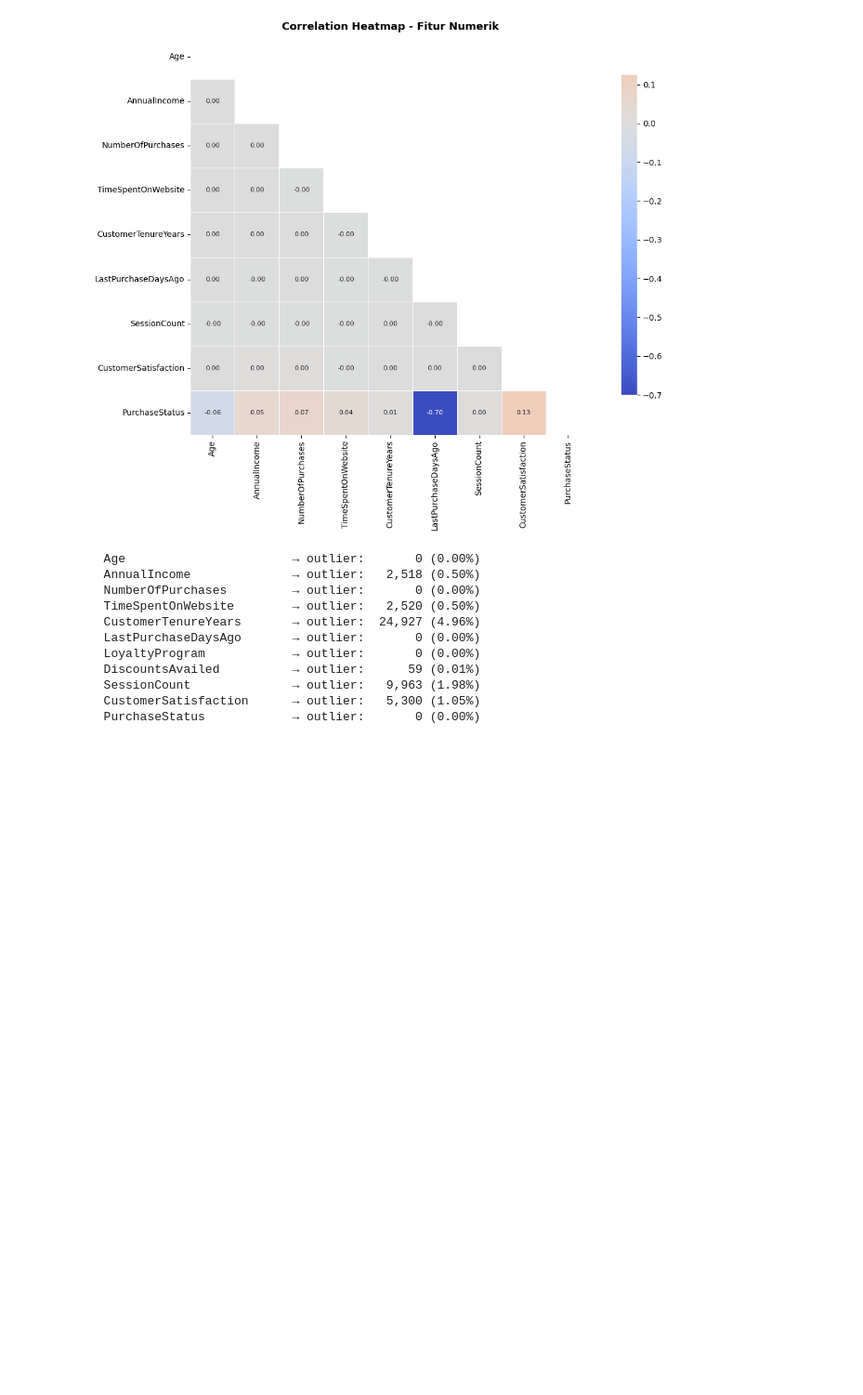
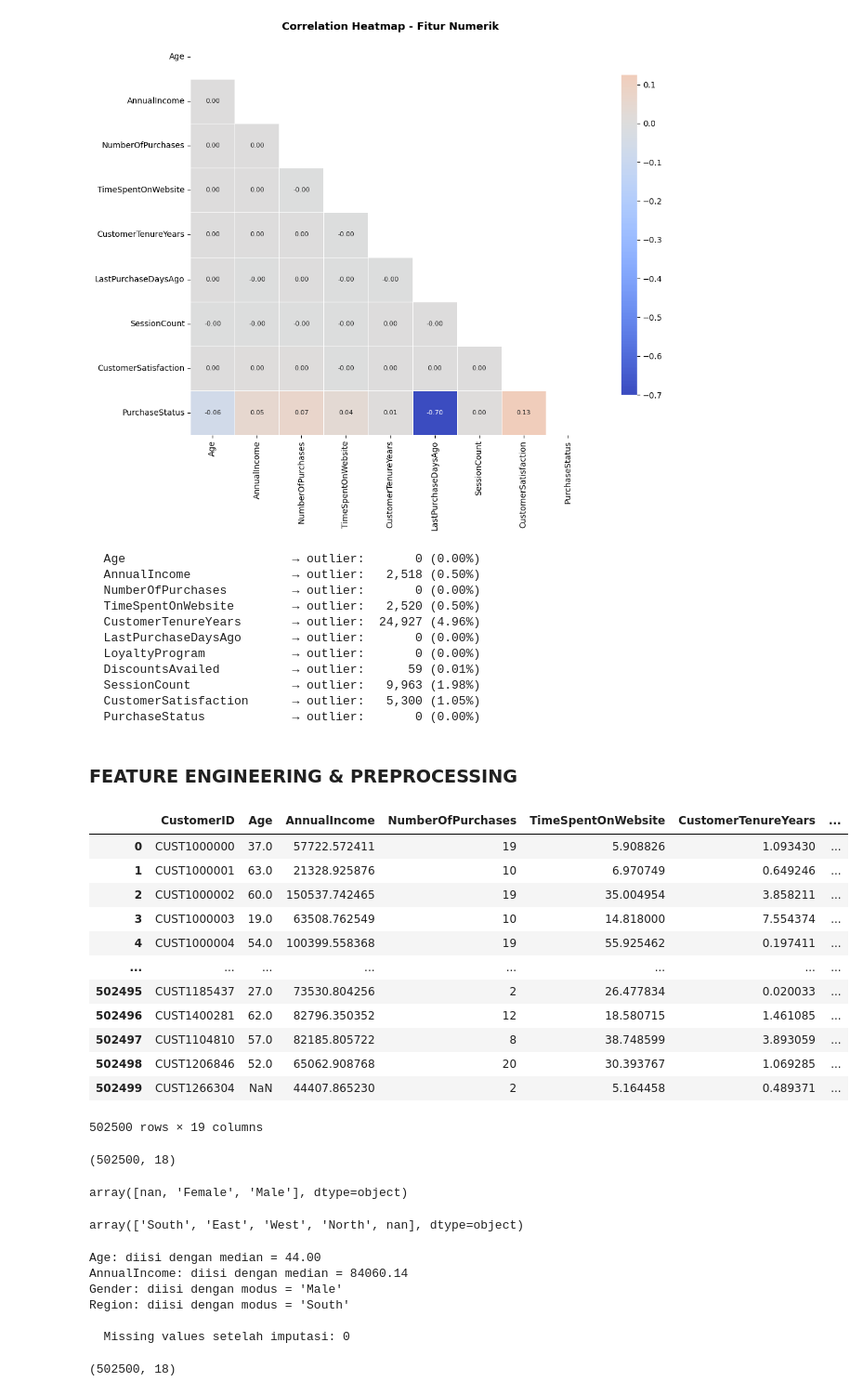
Before and after one commit to rfaoktvian/DataMining_College, a Jupyter notebook: Assignment1/main.ipynb, the cells around one changed output. Shown at 93% size. Drawn from its saved outputs; the diff is of its cells as text; code cells hidden in the pictures; blank space fills up the shorter version.

Commit message:
feat: feature encoding

```diff
--- a/Assignment1/main.ipynb
+++ b/Assignment1/main.ipynb
@@ -282,3 +289,22 @@ for col in numerical_cols:
   SessionCount              → outlier:   9,963 (1.98%)
   CustomerSatisfaction      → outlier:   5,300 (1.05%)
   PurchaseStatus            → outlier:       0 (0.00%)
+# %% [markdown]
+### FEATURE ENGINEERING & PREPROCESSING
+# %%
+df_clean = df.copy()
+df_clean
+# %% [output]
+|  | CustomerID | Age | AnnualIncome | NumberOfPurchases | TimeSpentOnWebsite | CustomerTenureYears | ... |
+| 0 | CUST1000000 | 37.0 | 57722.572411 | 19 | 5.908826 | 1.093430 | ... |
+| 1 | CUST1000001 | 63.0 | 21328.925876 | 10 | 6.970749 | 0.649246 | ... |
+| 2 | CUST1000002 | 60.0 | 150537.742465 | 19 | 35.004954 | 3.858211 | ... |
+| 3 | CUST1000003 | 19.0 | 63508.762549 | 10 | 14.818000 | 7.554374 | ... |
+| 4 | CUST1000004 | 54.0 | 100399.558368 | 19 | 55.925462 | 0.197411 | ... |
+| ... | ... | ... | ... | ... | ... | ... | ... |
+| 502495 | CUST1185437 | 27.0 | 73530.804256 | 2 | 26.477834 | 0.020033 | ... |
+| 502496 | CUST1400281 | 62.0 | 82796.350352 | 12 | 18.580715 | 1.461085 | ... |
+| 502497 | CUST1104810 | 57.0 | 82185.805722 | 8 | 38.748599 | 3.893059 | ... |
+| 502498 | CUST1206846 | 52.0 | 65062.908768 | 20 | 30.393767 | 1.069285 | ... |
+| 502499 | CUST1266304 | NaN | 44407.865230 | 2 | 5.164458 | 0.489371 | ... |
+502500 rows × 19 columns
@@ -284,0 +313,57 @@ for col in numerical_cols:
+# %%
+df_clean.shape
+# %% [output]
+(502500, 18)
+# %%
+def standardize_gender(val):
+    if pd.isna(val):
+        return np.nan
+    val = str(val).strip().lower()
+    if val in ['male', 'M']:
+        return 'Male'
+    elif val in ['female', 'F']:
+        return 'Female'
+    else:
+        return np.nan
+
+df_clean['Gender'] = df_clean['Gender'].apply(standardize_gender)
+df_clean['Gender'].unique()
+# %% [output]
+array([nan, 'Female', 'Male'], dtype=object)
+# %%
+df_clean['Region'] = df_clean['Region'].str.strip().str.title()
+df_clean['Region'].unique()
+# %% [output]
+array(['South', 'East', 'West', 'North', nan], dtype=object)
+# %%
+# Handling Missing Values
+numeric_cols_with_missing = ['Age', 'AnnualIncome']
+for col in numeric_cols_with_missing:
+    median_val = df_clean[col].median()
+    df_clean[col] = df_clean[col].fillna(median_val)
+    print(f"{col}: diisi dengan median = {median_val:.2f}")
+
+categorical_cols_with_missing = ['Gender', 'Region']
+for col in categorical_cols_with_missing:
+    mode_val = df_clean[col].mode()[0]
+    df_clean[col] = df_clean[col].fillna(mode_val)
+    print(f"{col}: diisi dengan modus = '{mode_val}'")
+
+print(f"\n  Missing values setelah imputasi: {df_clean.isnull().sum().sum()}")
+# %% [output]
+Age: diisi dengan median = 44.00
+AnnualIncome: diisi dengan median = 84060.14
+Gender: diisi dengan modus = 'Male'
+Region: diisi dengan modus = 'South'
+
+  Missing values setelah imputasi: 0
+# %%
+# Encoding
+categorical_cols = df_clean.select_dtypes(include='object').columns
+le = LabelEncoder()
+for col in categorical_cols:
+    df_clean[col] = le.fit_transform(df_clean[col].astype(str))
+
+df_clean.shape
+# %% [output]
+(502500, 18)
```
Also changed, not shown: parts of 5 cells of this notebook.
